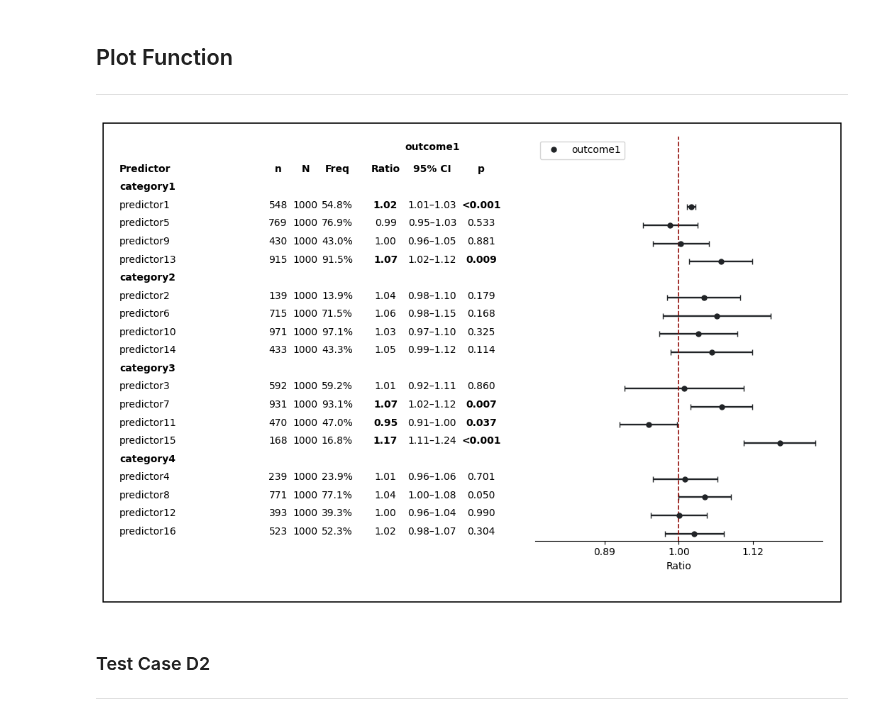
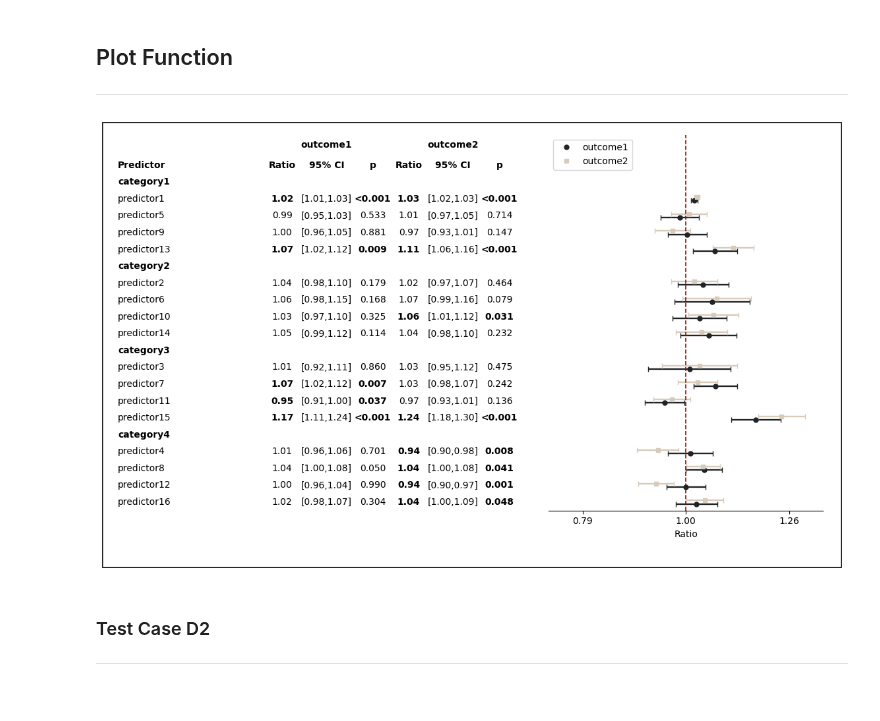
Before and after one commit to shervin-taheripour/forestplotx, a Jupyter notebook: notebooks/plot_test.ipynb, the cells around one changed output. Cells and saved outputs as stored; diff of their text form; code cells hidden in the pictures.

Commit message:
Refine general-stats/count formatting and missing-value rendering; extend visual test matrix and docs

```diff
--- a/notebooks/plot_test.ipynb
+++ b/notebooks/plot_test.ipynb
@@ -66,28 +66,27 @@ df.head()
 # %%
 import os
 from pathlib import Path
 import sys
 
 # Add src folder to sys.path for utility imports
 src_path = Path.cwd() / "../src"
 if str(src_path) not in sys.path:
     sys.path.append(str(src_path))
 
 from forestplotx.plot import forest_plot
 
 fig, axes = forest_plot(
     df=df,
-    outcomes=["outcome1"],
+    outcomes=["outcome1","outcome2"],
     model_type="gamma",
-    font_size=10,
-    show_general_stats=True,
+    show_general_stats=False,
     tick_style="decimal",
     exponentiate=None,  # default behavior
     save=False,         # or save="my_plot.png"
     show=True,
 )
 # %% [output]
-[figure, old version]
+[figure, new version]
 # %% [markdown]
 ### Test Case D2
 
```
Also changed, not shown: parts of 10 cells of this notebook, 6 other files.
